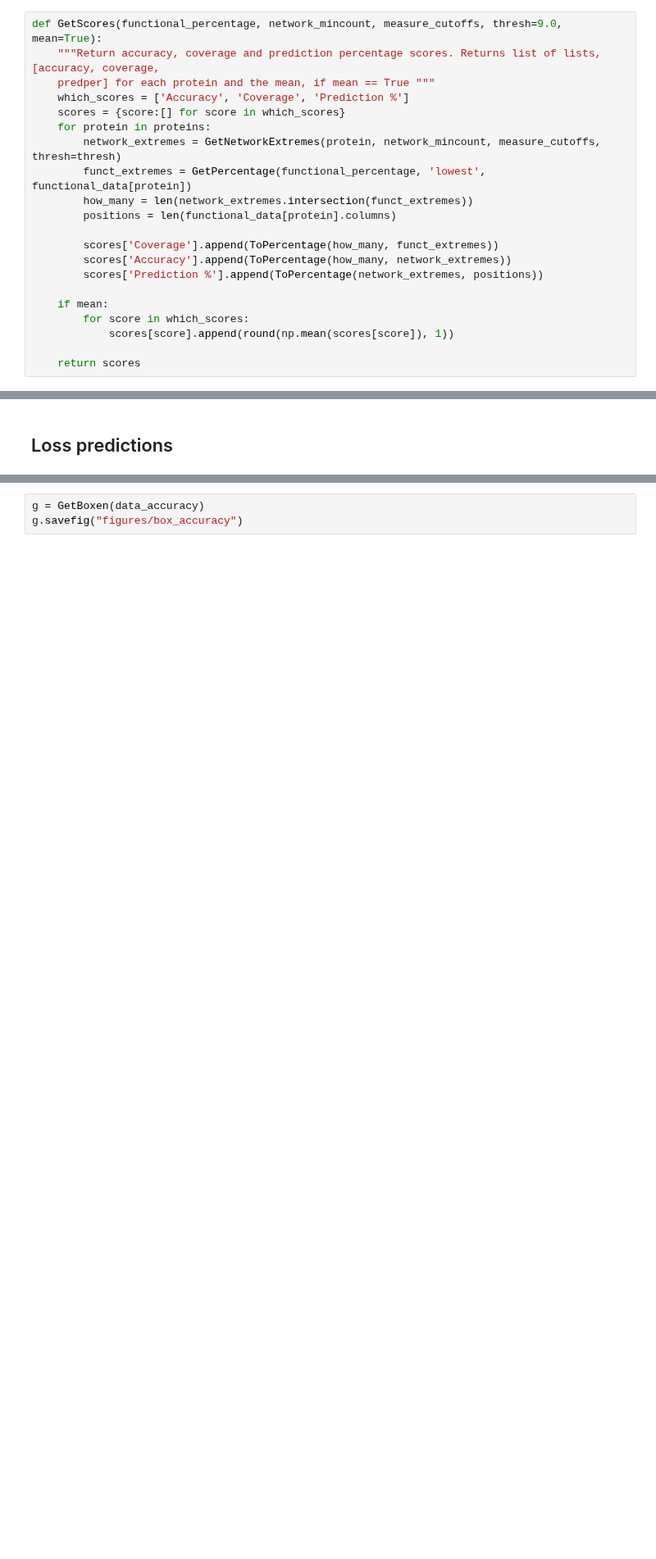
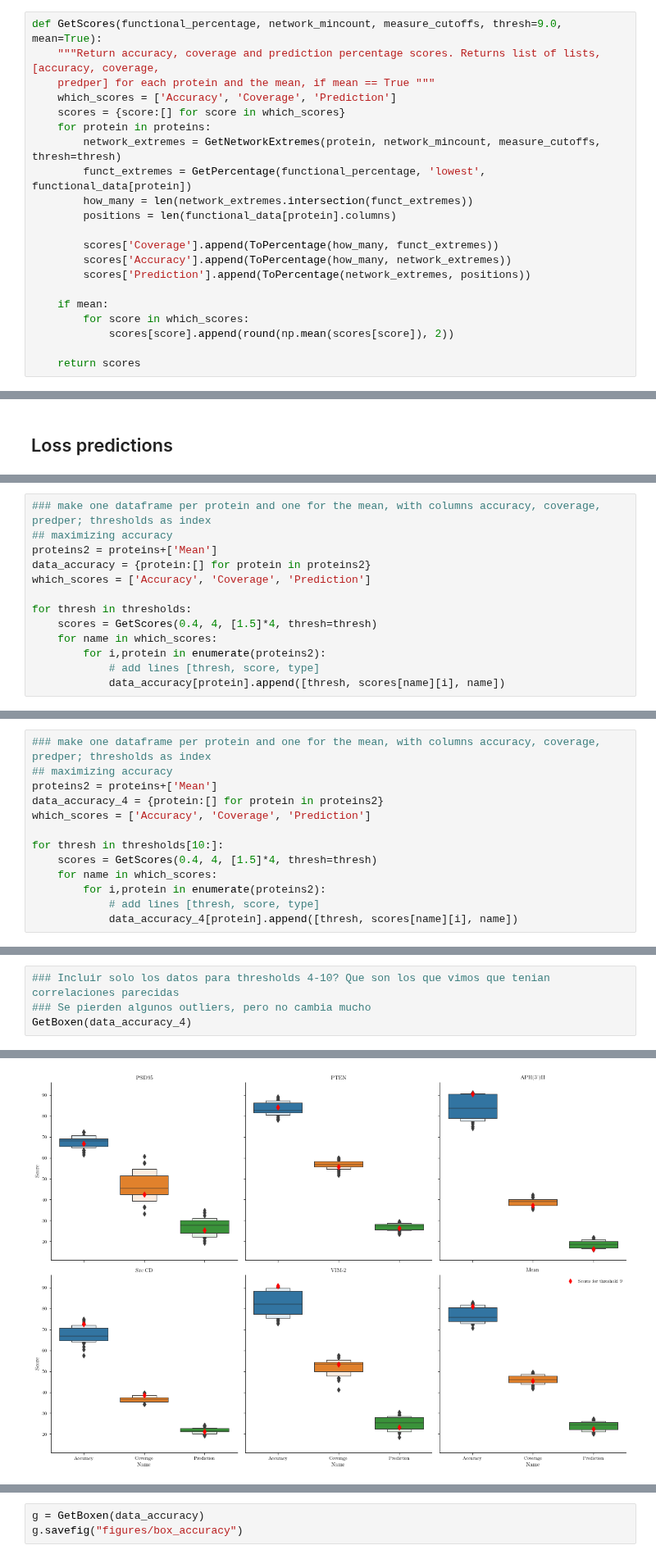
Before and after one commit to CrisSotomayor/perturbation-networks-get-data, a Jupyter notebook: figure_categories.ipynb, the cells around one changed output, grey strips where cells are left out. Shown at 82% size. Cells and saved outputs as stored; diff of their text form; blank space fills up the shorter version.

```diff
--- a/figure_categories.ipynb
+++ b/figure_categories.ipynb
@@ -165,7 +165,7 @@ def ToPercentage(a,b):
 def GetScores(functional_percentage, network_mincount, measure_cutoffs, thresh=9.0, mean=True):
     """Return accuracy, coverage and prediction percentage scores. Returns list of lists, [accuracy, coverage,
     predper] for each protein and the mean, if mean == True """
-    which_scores = ['Accuracy', 'Coverage', 'Prediction %']
+    which_scores = ['Accuracy', 'Coverage', 'Prediction']
     scores = {score:[] for score in which_scores}
     for protein in proteins:
         network_extremes = GetNetworkExtremes(protein, network_mincount, measure_cutoffs, thresh=thresh)
@@ -175,10 +175,10 @@ def GetScores(functional_percentage, network_mincount, measure_cutoffs, thresh=9
 
         scores['Coverage'].append(ToPercentage(how_many, funct_extremes))
         scores['Accuracy'].append(ToPercentage(how_many, network_extremes))
-        scores['Prediction %'].append(ToPercentage(network_extremes, positions))
+        scores['Prediction'].append(ToPercentage(network_extremes, positions))
 
     if mean:
         for score in which_scores:
-            scores[score].append(round(np.mean(scores[score]), 1))
+            scores[score].append(round(np.mean(scores[score]), 2))
 
     return scores
@@ -246,3 +233,16 @@ def GetBoxen(data):
     X = plt.scatter([], [], marker='d', c='red', label='Scores for threshold 9')
     plt.legend(frameon=False)
     return g
+# %%
+### make one dataframe per protein and one for the mean, with columns accuracy, coverage, predper; thresholds as index
+## maximizing accuracy
+proteins2 = proteins+['Mean']
+data_accuracy = {protein:[] for protein in proteins2}
+which_scores = ['Accuracy', 'Coverage', 'Prediction']
+
+for thresh in thresholds:
+    scores = GetScores(0.4, 4, [1.5]*4, thresh=thresh)
+    for name in which_scores:
+        for i,protein in enumerate(proteins2):
+            # add lines [thresh, score, type]
+            data_accuracy[protein].append([thresh, scores[name][i], name])
@@ -248,0 +269,13 @@ def GetBoxen(data):
+# %%
+### make one dataframe per protein and one for the mean, with columns accuracy, coverage, predper; thresholds as index
+## maximizing accuracy
+proteins2 = proteins+['Mean']
+data_accuracy_4 = {protein:[] for protein in proteins2}
+which_scores = ['Accuracy', 'Coverage', 'Prediction']
+
+for thresh in thresholds[10:]:
+    scores = GetScores(0.4, 4, [1.5]*4, thresh=thresh)
+    for name in which_scores:
+        for i,protein in enumerate(proteins2):
+            # add lines [thresh, score, type]
+            data_accuracy_4[protein].append([thresh, scores[name][i], name])
@@ -248,0 +341,5 @@ def GetBoxen(data):
+# %%
+### Incluir solo los datos para thresholds 4-10? Que son los que vimos que tenian correlaciones parecidas
+### Se pierden algunos outliers, pero no cambia mucho
+GetBoxen(data_accuracy_4)
+# %% [output]
@@ -248,0 +347 @@ def GetBoxen(data):
+[figure, added]
```
Also changed, not shown: parts of 20 cells of this notebook, 4 other files.
